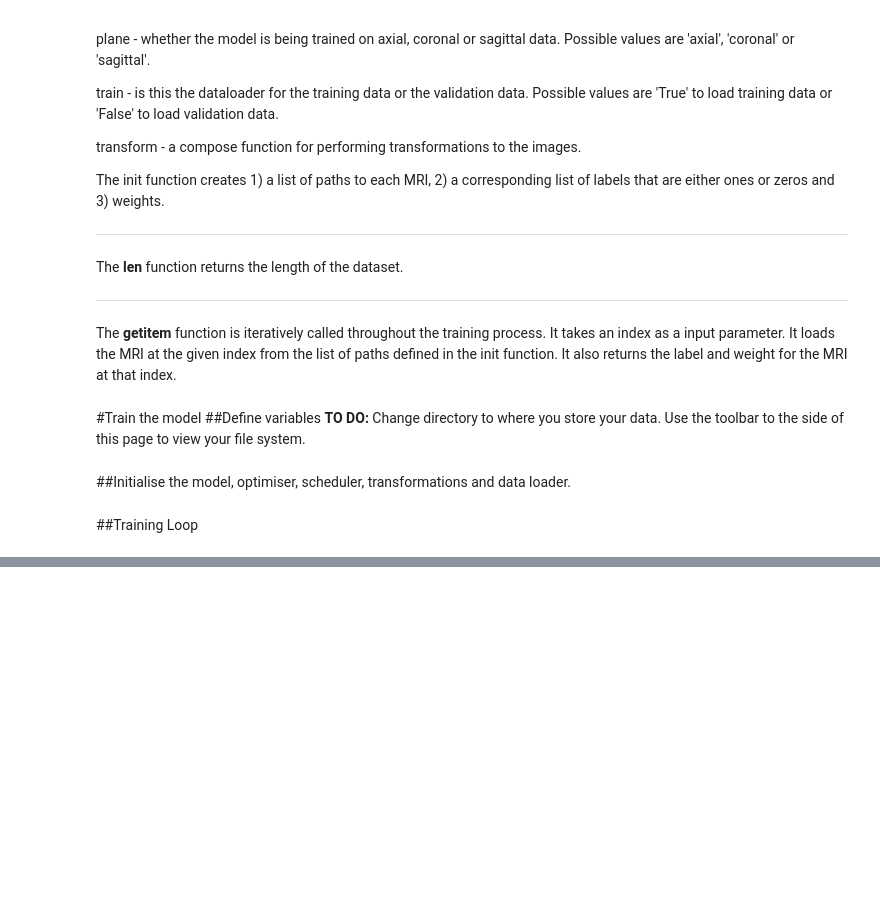
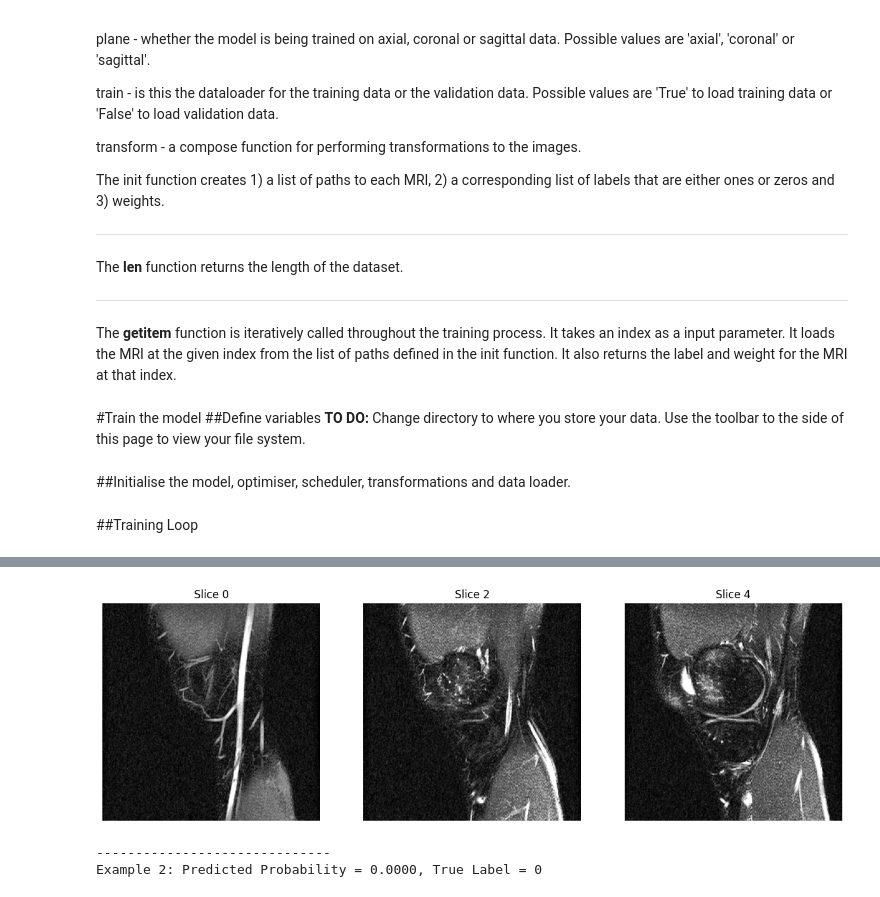
Before and after one commit to dylanbforde/ai-medical-image-analysis, a Jupyter notebook: MRNet_tutorial_solution.ipynb, the cells around one changed output, grey strips where cells are left out. Saved outputs shown, nothing was run; the diff lists cells and outputs as text; code cells hidden in the pictures; blank space fills up the shorter version.

```diff
--- a/MRNet_tutorial_solution.ipynb
+++ b/MRNet_tutorial_solution.ipynb
@@ -512,0 +542,77 @@ Training batch 61/113
+# %%
+import matplotlib.pyplot as plt
+import numpy as np
+import os
+
+# Set the model to evaluation mode
+model.eval()
+
+y_trues = []
+y_preds = []
+examples = []
+
+# Disable gradient calculation for evaluation
+with torch.no_grad():
+    for i, (image, label, weight) in enumerate(valid_loader):
+        if torch.cuda.is_available():
+            # Keep image on GPU for prediction, but will move to CPU for display later
+            image_gpu = image.cuda()
+        else:
+            image_gpu = image
+
+        prediction = model.forward(image_gpu.float())
+        probas = torch.sigmoid(prediction)
+
+        y_trues.extend(label.cpu().tolist())
+        y_preds.extend(probas.cpu().tolist())
+
+        # Store examples with predictions, true labels, and the image data (on CPU)
+        for j in range(image.size(0)):
+            examples.append({
+                'predicted_proba': probas[j].item(),
+                'true_label': label[j].item(),
+                'image': image[j].cpu().numpy() # Store image data on CPU
+            })
+
+# Display some examples
+print("Examples of Classifications:")
+print("-" * 30)
+
+# Display a few correct classifications
+print("Correct Classifications:")
+correct_examples = [ex for ex in examples if (ex['predicted_proba'] > 0.5 and ex['true_label'] == 1.0) or (ex['predicted_proba'] <= 0.5 and ex['true_label'] == 0.0)]
+for i, ex in enumerate(correct_examples[:3]): # Display up to 3 correct examples
+    print(f"Example {i+1}: Predicted Probability = {ex['predicted_proba']:.4f}, True Label = {int(ex['true_label'])}")
+    img_data = ex['image'] # Shape is (num_slices, channels, height, width)
+    num_slices = img_data.shape[0]
+    # Display a few slices
+    fig, axes = plt.subplots(1, 3, figsize=(15, 5))
+    slices_to_show = [0, 2, 4] # Display first, third, and fifth slices
+    for k, slice_idx in enumerate(slices_to_show):
+        if slice_idx < num_slices:
+            # Assuming grayscale image with 3 repeated channels, take one channel
+            axes[k].imshow(img_data[slice_idx, 0, :, :], cmap='gray')
+            axes[k].set_title(f"Slice {slice_idx}")
+            axes[k].axis('off')
+    plt.show()
+    print("-" * 30)
+
+
+# Display a few incorrect classifications
+print("Incorrect Classifications:")
+incorrect_examples = [ex for ex in examples if (ex['predicted_proba'] > 0.5 and ex['true_label'] == 0.0) or (ex['predicted_proba'] <= 0.5 and ex['true_label'] == 1.0)]
+for i, ex in enumerate(incorrect_examples[:3]): # Display up to 3 incorrect examples
+    print(f"Example {i+1}: Predicted Probability = {ex['predicted_proba']:.4f}, True Label = {int(ex['true_label'])}")
+    img_data = ex['image'] # Shape is (num_slices, channels, height, width)
+    num_slices = img_data.shape[0]
+    # Display a few slices
+    fig, axes = plt.subplots(1, 3, figsize=(15, 5))
+    slices_to_show = [0, 2, 4] # Display first, third, and fifth slices
+    for k, slice_idx in enumerate(slices_to_show):
+         if slice_idx < num_slices:
+            axes[k].imshow(img_data[slice_idx, 0, :, :], cmap='gray')
+            axes[k].set_title(f"Slice {slice_idx}")
+            axes[k].axis('off')
+    plt.show()
+    print("-" * 30)
+# %% [output]
@@ -512,0 +623,3 @@ Training batch 61/113
+[figure, added]
+------------------------------
+Example 2: Predicted Probability = 0.0000, True Label = 0
```
Also changed, not shown: parts of 10 cells of this notebook.
